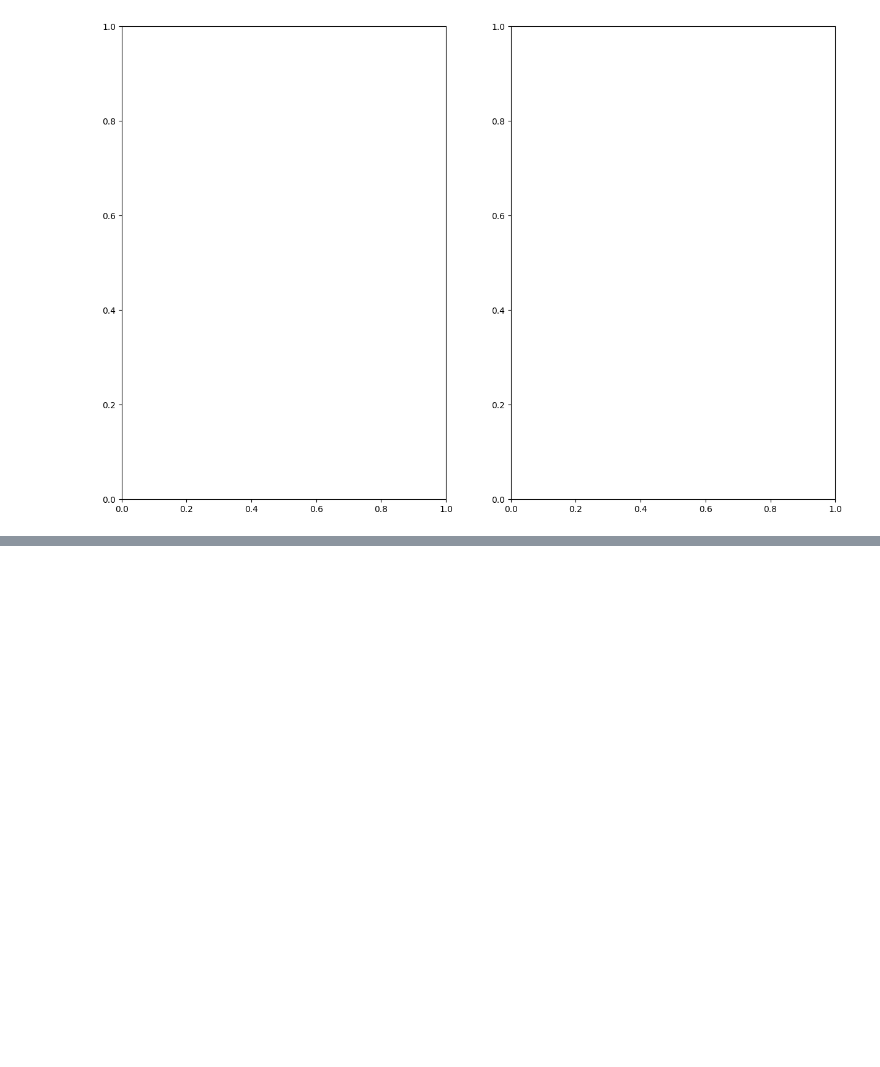
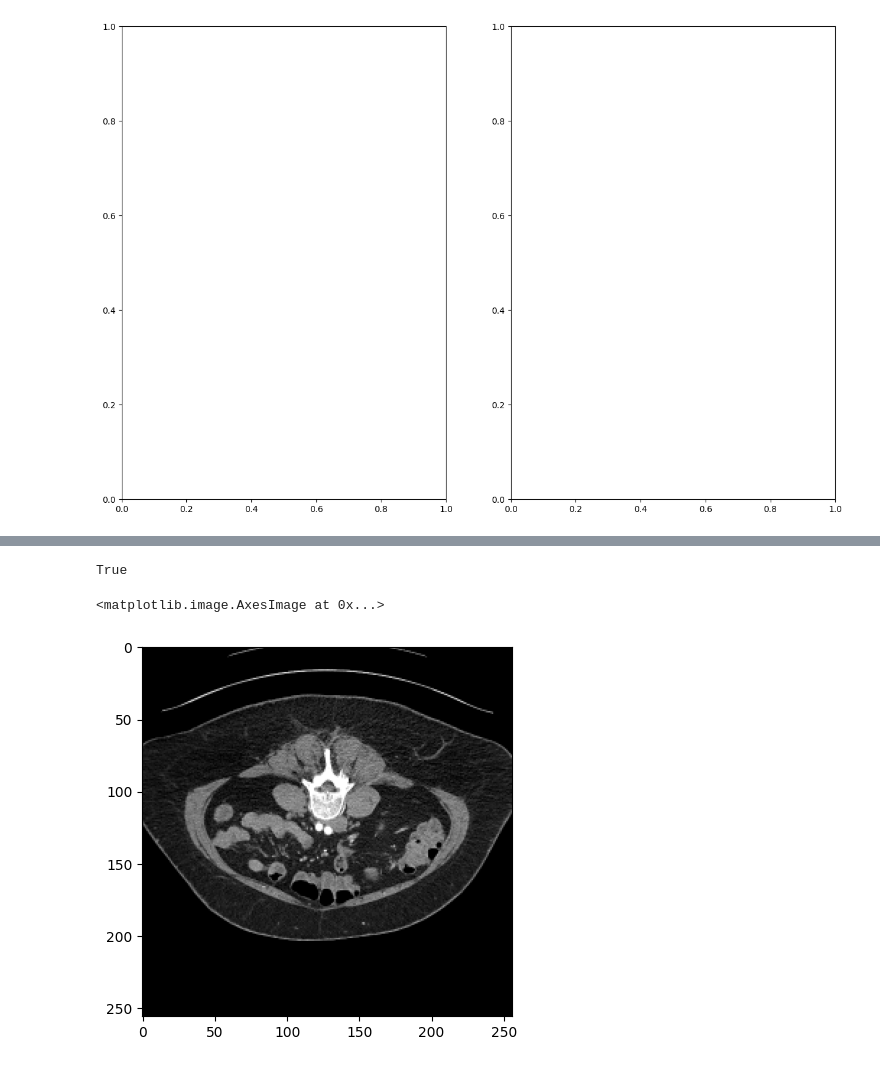
Before and after one commit to inqlee0704/MedSAM, a Jupyter notebook: experiment_preprocessing.ipynb, the cells around one changed output, grey strips where cells are left out. Cells and saved outputs as stored; diff of their text form; code cells hidden in the pictures; blank space fills up the shorter version.

```diff
--- a/experiment_preprocessing.ipynb
+++ b/experiment_preprocessing.ipynb
@@ -224,0 +386,19 @@ tensor([[256, 256],
+# %%
+from pathlib import Path
+root_dir = Path('D:/Datas/competition/cvpr2024/train/imgs')
+# %%
+a= list(root_dir.glob('CT*'))
+# %%
+import cv2
+img = cv2.imread(a[0].as_posix())
+# %%
+import numpy as np
+np.all(img[:,:,0] == img[:,:,1])
+# %% [output]
+True
+# %%
+import matplotlib.pyplot as plt
+plt.imshow(img)
+# %% [output]
+<matplotlib.image.AxesImage at 0x...>
+[figure, added]
```
Also changed, not shown: parts of 11 cells of this notebook, 3 other files.
